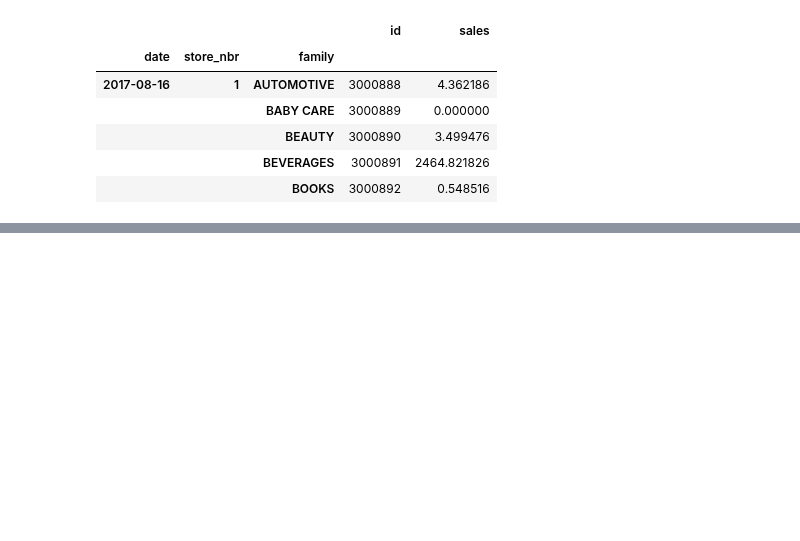
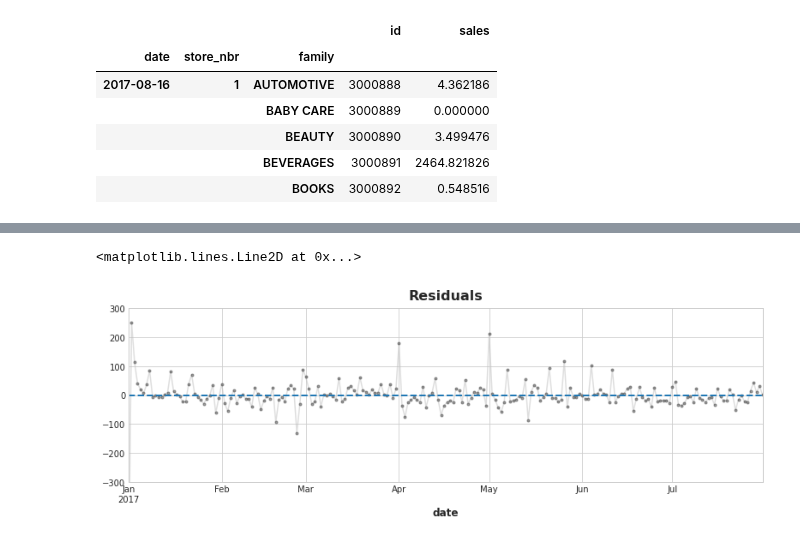
Before and after one commit to abhirup-ghosh/kaggle, a Jupyter notebook: store-sales-time-series-forecasting.ipynb, the cells around one changed output, grey strips where cells are left out. Saved outputs shown, nothing was run; the diff lists cells and outputs as text; code cells hidden in the pictures; blank space fills up the shorter version.

Commit message:
Kaggle Notebook | Store Sales Forecasting: A comprehensive guide | Version 13

```diff
--- a/store-sales-time-series-forecasting.ipynb
+++ b/store-sales-time-series-forecasting.ipynb
@@ -612,10 +612,6 @@ dp = DeterministicProcess(
 )
 
 X = dp.in_sample()
-
-model = LinearRegression(fit_intercept=False)
-model.fit(X, y)
-y_pred = pd.DataFrame(model.predict(X), index=X.index, columns=y.columns)
 # %%
 X_train, X_valid, y_train, y_valid = train_test_split(X, y, test_size=15, shuffle=False)
 
@@ -676,0 +690,10 @@ y_submit.head()
+# %%
+y_train_avg = y_train.stack(['store_nbr', 'family']).groupby('date').mean()['sales']
+y_fit_avg = y_fit.stack(['store_nbr', 'family']).groupby('date').mean()['sales']
+y_deseason_avg = y_train_avg - y_fit_avg
+# %%
+ax = y_deseason_avg.plot(**plot_params, alpha=0.5, ylim=[-300,300], title='Residuals')
+ax.axhline(y=0, ls='dashed', lw=2)
+# %% [output]
+<matplotlib.lines.Line2D at 0x...>
+[figure, added]
```
Also changed, not shown: parts of 24 cells of this notebook.
